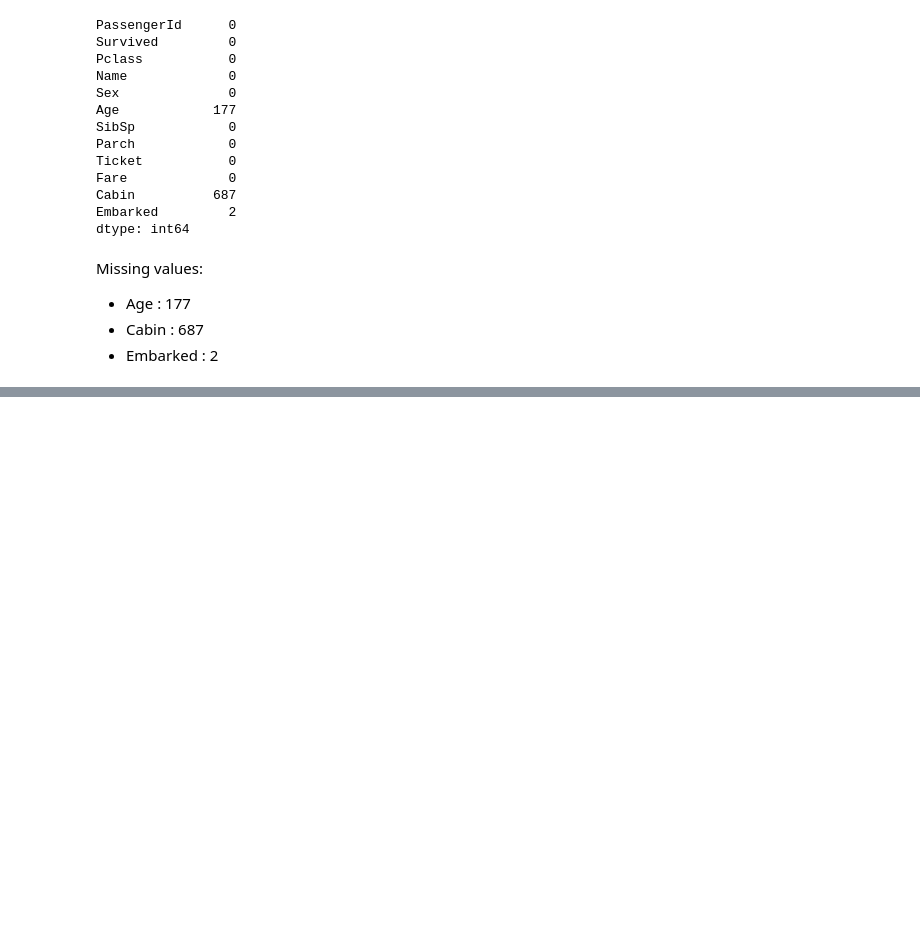
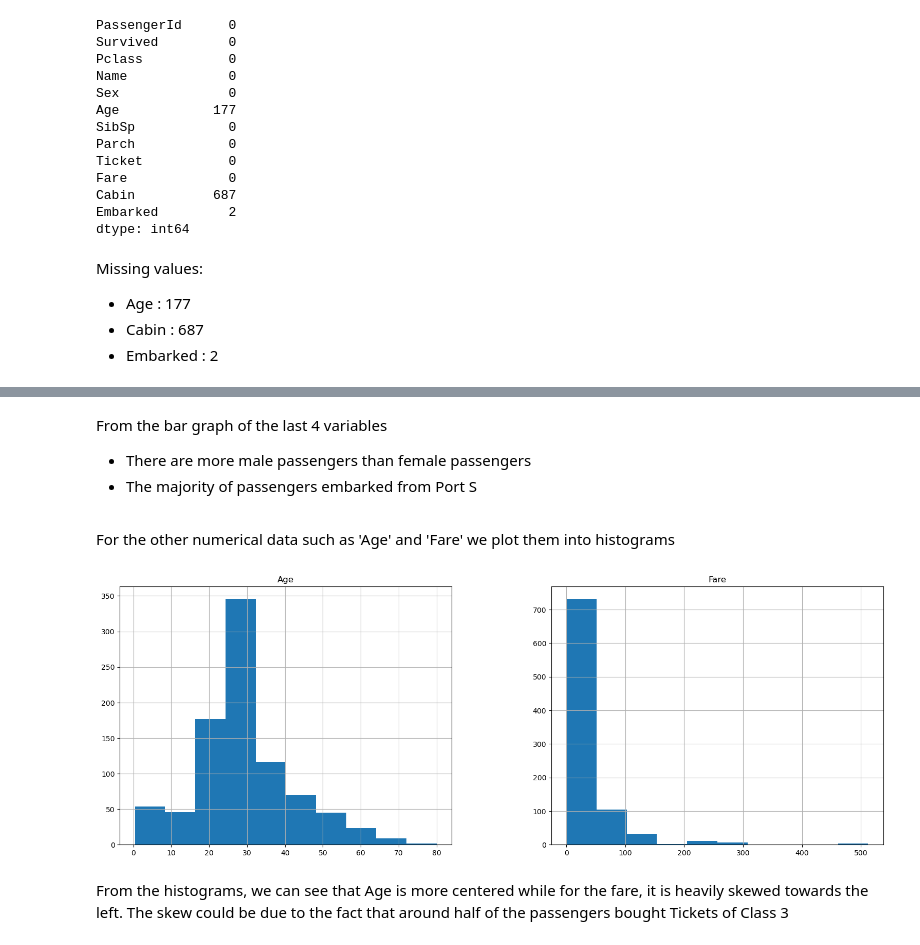
Before and after one commit to dhcchh/Kaggle_Projects_CDH, a Jupyter notebook: Titanic.ipynb, the cells around one changed output, grey strips where cells are left out. Saved outputs shown, nothing was run; the diff lists cells and outputs as text; code cells hidden in the pictures; blank space fills up the shorter version.

```diff
--- a/Titanic.ipynb
+++ b/Titanic.ipynb
@@ -129,0 +318,18 @@ dtype: int64
+# %% [markdown]
+From the bar graph of the last 4 variables
+<ul>
+    <li> There are more male passengers than female passengers </li>
+    <li> The majority of passengers embarked from Port S </li>
+<ul>
+# %% [markdown]
+For the other numerical data such as 'Age' and 'Fare' we plot them into histograms
+# %%
+df4 = df[['Age', 'Fare']]
+
+df4.hist(layout=(2, 3), figsize=(30, 15))
+plt.show()
+# %% [output]
+[figure, added]
+# %% [markdown]
+From the histograms, we can see that Age is more centered while for the fare, it is heavily skewed towards the left.
+The skew could be due to the fact that around half of the passengers bought Tickets of Class 3
```
Also changed, not shown: parts of 41 cells of this notebook.
